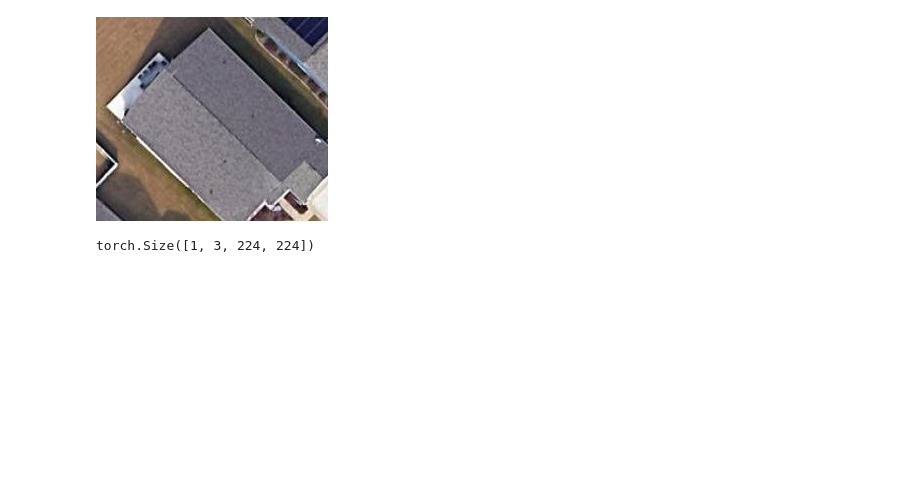
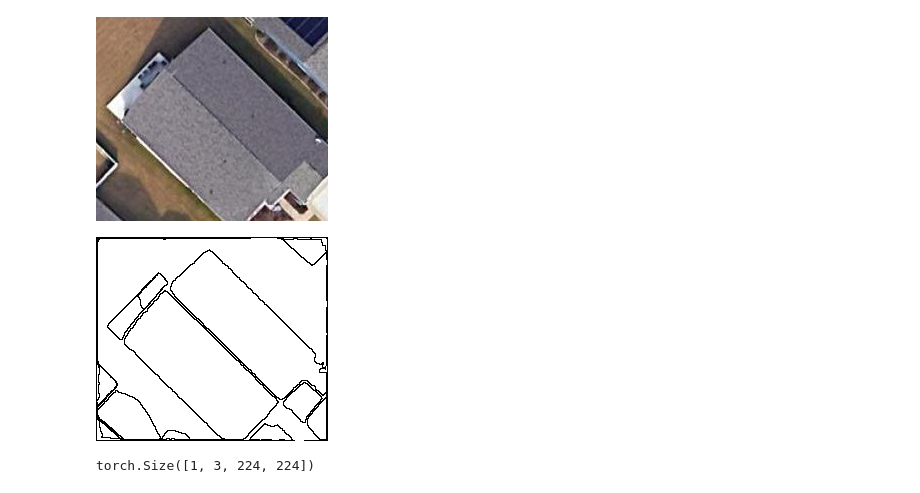
Before and after one commit to cricksmaidiene/alivio, a Jupyter notebook: src/04_models/Model_SAM_GEO_VIT.ipynb, the cells around one changed output. Saved outputs shown, nothing was run; the diff lists cells and outputs as text; code cells hidden in the pictures; blank space fills up the shorter version.

```diff
--- a/src/04_models/Model_SAM_GEO_VIT.ipynb
+++ b/src/04_models/Model_SAM_GEO_VIT.ipynb
@@ -408,7 +436,7 @@ ViTForImageClassification(
 # %%
 aws_env = False
 loaded_image =  None
-sample_image_path=os.path.join(ROOT_DIR,'data/xview_building_damage/train/sam_geo/masks','hurricane-florence_00000008_pre_disaster.tif')
+sample_image_path=os.path.join(ROOT_DIR,'data/xview_building_damage/train/sam_geo/masks','hurricane-florence_00000008_pre_disaster.png')
 if aws_env:
     url = 'http://images.cocodataset.org/val2017/000000039769.jpg'
     loaded_image = Image.open(requests.get(url, stream=True).raw)
@@ -420,6 +448,10 @@ loaded_image
 # %% [output]
 {'compression': 'tiff_adobe_deflate', 'dpi': (1, 1), 'resolution': (1, 1)}
 [figure]
+# %%
+Image.open(sample_image_path)
+# %% [output]
+[figure, added]
 # %%
 processor = ViTImageProcessor.from_pretrained('google/vit-base-patch16-224')
 inputs = processor(images=loaded_image, return_tensors="pt").to(device)
```
Also changed, not shown: parts of 84 cells of this notebook.
